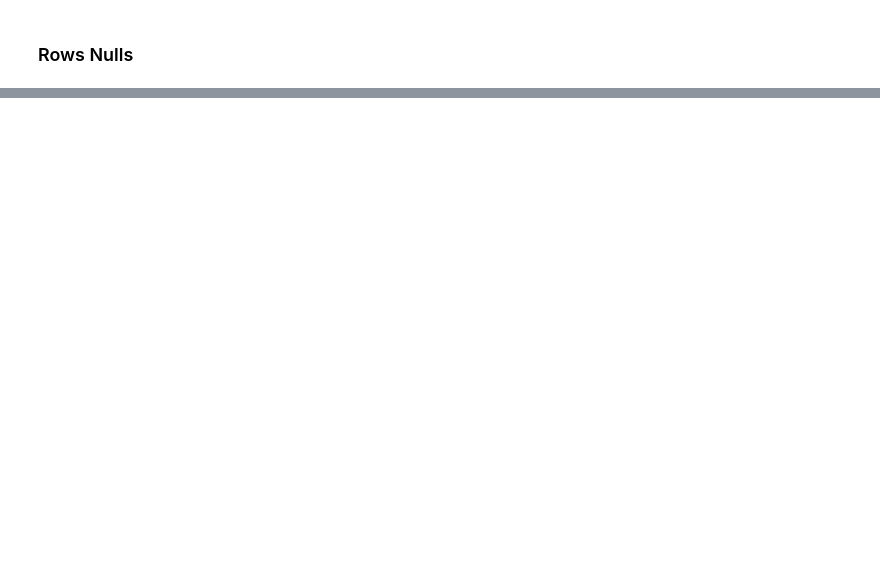
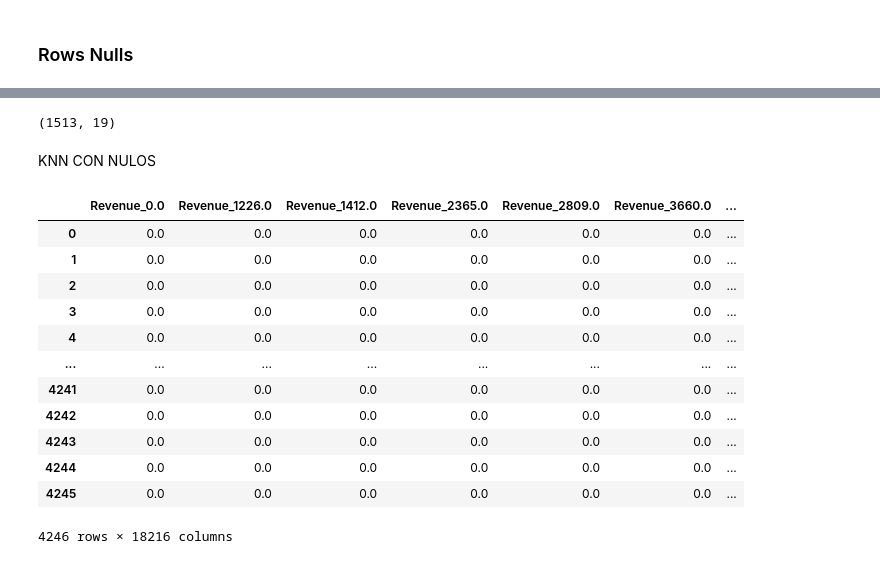
Before and after one commit to Germandcont/Data_Analysis_Project, a Jupyter notebook: Notebooks/Notebook.ipynb, the cells around one changed output, grey strips where cells are left out. Saved outputs shown, nothing was run; the diff lists cells and outputs as text; code cells hidden in the pictures; blank space fills up the shorter version.

```diff
--- a/Notebooks/Notebook.ipynb
+++ b/Notebooks/Notebook.ipynb
@@ -287,0 +454,2 @@ Lo que yo haría:
+# %%
+df['Campaign_Effectiveness'] = df['Campaign_Effectiveness'].round()
@@ -287,0 +494,27 @@ Lo que yo haría:
+# %%
+# calcular las frecuencias de los valores más comunes
+value_counts_campaign_effectiveness = df['Campaign_Effectiveness'].value_counts()
+value_counts_customer_satisfaction = df['Customer_Satisfaction'].value_counts()
+
+# Seleccionar los valores más comunes
+top_values_campaign_effectiveness = value_counts_campaign_effectiveness.nlargest(10)
+top_values_customer_satisfaction = value_counts_customer_satisfaction.nlargest(5)
+
+# Calcular las proporciones
+total_top_values_campaign_effectiveness = top_values_campaign_effectiveness.sum()
+proportions_campaign_effectiveness = top_values_campaign_effectiveness / total_top_values_campaign_effectiveness
+
+total_top_values_customer_satisfaction = top_values_customer_satisfaction.sum()
+proportions_customer_satisfaction = top_values_customer_satisfaction / total_top_values_customer_satisfaction
+
+# Crear una lista de valores para rellenar los nulos
+fill_values_campaign_effectiveness = np.random.choice(top_values_campaign_effectiveness.index, size=df['Campaign_Effectiveness'].isnull().sum(), p=proportions_campaign_effectiveness)
+fill_values_customer_satisfaction = np.random.choice(top_values_customer_satisfaction.index, size=df['Customer_Satisfaction'].isnull().sum(), p=proportions_customer_satisfaction)
+
+# Rellenar los valores nulos de manera proporcional
+df.loc[df['Campaign_Effectiveness'].isnull(), 'Campaign_Effectiveness'] = fill_values_campaign_effectiveness
+df.loc[df['Customer_Satisfaction'].isnull(), 'Customer_Satisfaction'] = fill_values_customer_satisfaction
+
+# Verificar el resultado
+print(df['Campaign_Effectiveness'].value_counts())
+print(df['Customer_Satisfaction'].value_counts())
@@ -287,0 +544,30 @@ Lo que yo haría:
+# %%
+df_clean_test.shape
+# %% [output]
+(1513, 19)
+# %% [markdown]
+KNN CON NULOS
+# %%
+columns = ["Revenue", "Spend", "Clicks", "Impressions", "Conversions"] #Con estas variables intentaremos predecir las conversions
+# %%
+#Encoding de las variables definiadas en columns
+encoder = OneHotEncoder()
+encoded_array = encoder.fit_transform(df[columns]).toarray()
+encoded_df = pd.DataFrame(encoded_array)
+encoded_df.columns = encoder.get_feature_names_out(columns)
+# %%
+encoded_df
+# %% [output]
+|  | Revenue_0.0 | Revenue_1226.0 | Revenue_1412.0 | Revenue_2365.0 | Revenue_2809.0 | Revenue_3660.0 | ... |
+| 0 | 0.0 | 0.0 | 0.0 | 0.0 | 0.0 | 0.0 | ... |
+| 1 | 0.0 | 0.0 | 0.0 | 0.0 | 0.0 | 0.0 | ... |
+| 2 | 0.0 | 0.0 | 0.0 | 0.0 | 0.0 | 0.0 | ... |
+| 3 | 0.0 | 0.0 | 0.0 | 0.0 | 0.0 | 0.0 | ... |
+| 4 | 0.0 | 0.0 | 0.0 | 0.0 | 0.0 | 0.0 | ... |
+| ... | ... | ... | ... | ... | ... | ... | ... |
+| 4241 | 0.0 | 0.0 | 0.0 | 0.0 | 0.0 | 0.0 | ... |
+| 4242 | 0.0 | 0.0 | 0.0 | 0.0 | 0.0 | 0.0 | ... |
+| 4243 | 0.0 | 0.0 | 0.0 | 0.0 | 0.0 | 0.0 | ... |
+| 4244 | 0.0 | 0.0 | 0.0 | 0.0 | 0.0 | 0.0 | ... |
+| 4245 | 0.0 | 0.0 | 0.0 | 0.0 | 0.0 | 0.0 | ... |
+4246 rows × 18216 columns
```
Also changed, not shown: parts of 60 cells of this notebook, 3 other files.
